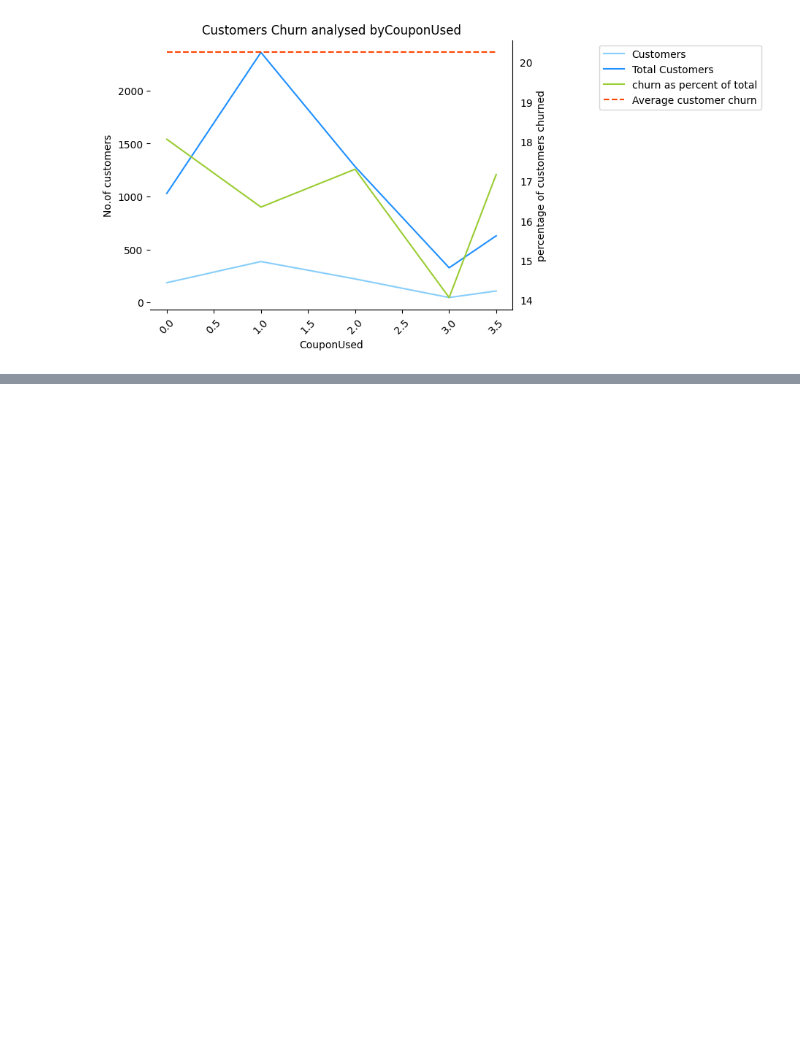
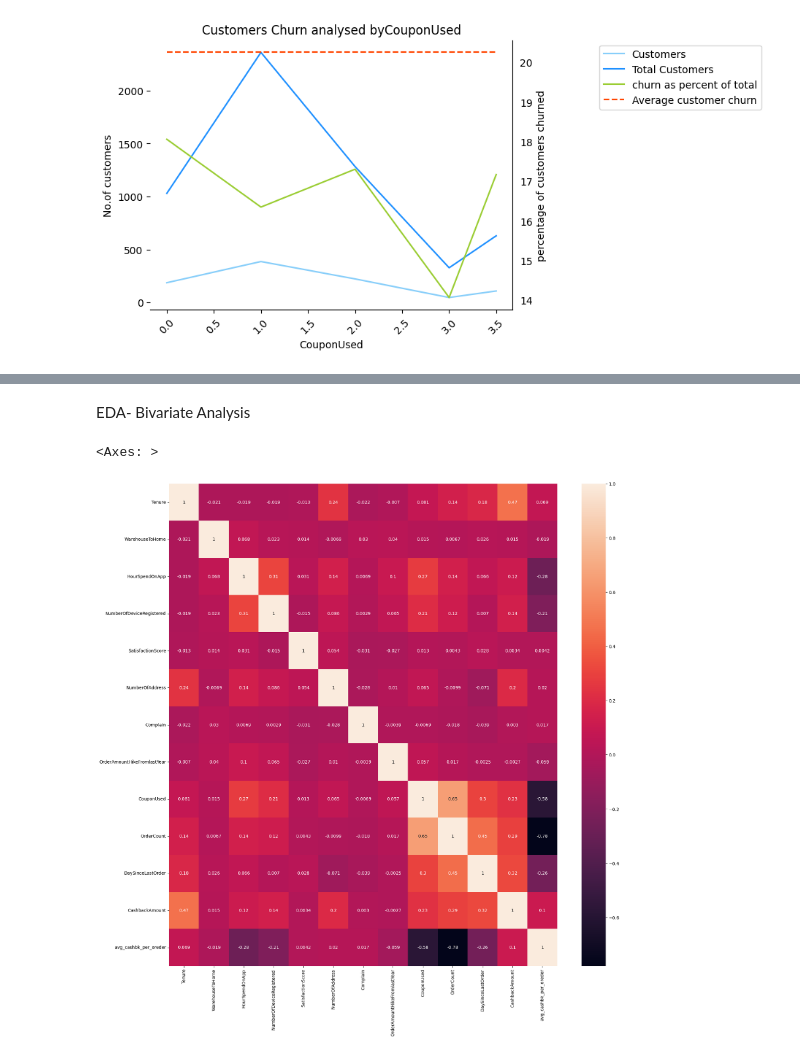
Before and after one commit to Suryasadasivam/e_commerce_customer_churn, a Jupyter notebook: Customer_chrun.ipynb, the cells around one changed output, grey strips where cells are left out. Cells and saved outputs as stored; diff of their text form; code cells hidden in the pictures; blank space fills up the shorter version.

```diff
--- a/Customer_chrun.ipynb
+++ b/Customer_chrun.ipynb
@@ -514,0 +525,8 @@ analysis_chart('CouponUsed')
+# %% [markdown]
+EDA- Bivariate Analysis
+# %%
+plt.figure(figsize=(20,20))
+sns.heatmap(df[numerical].corr(),annot=True)
+# %% [output]
+<Axes: >
+[figure, added]
```
Also changed, not shown: parts of 14 cells of this notebook.
